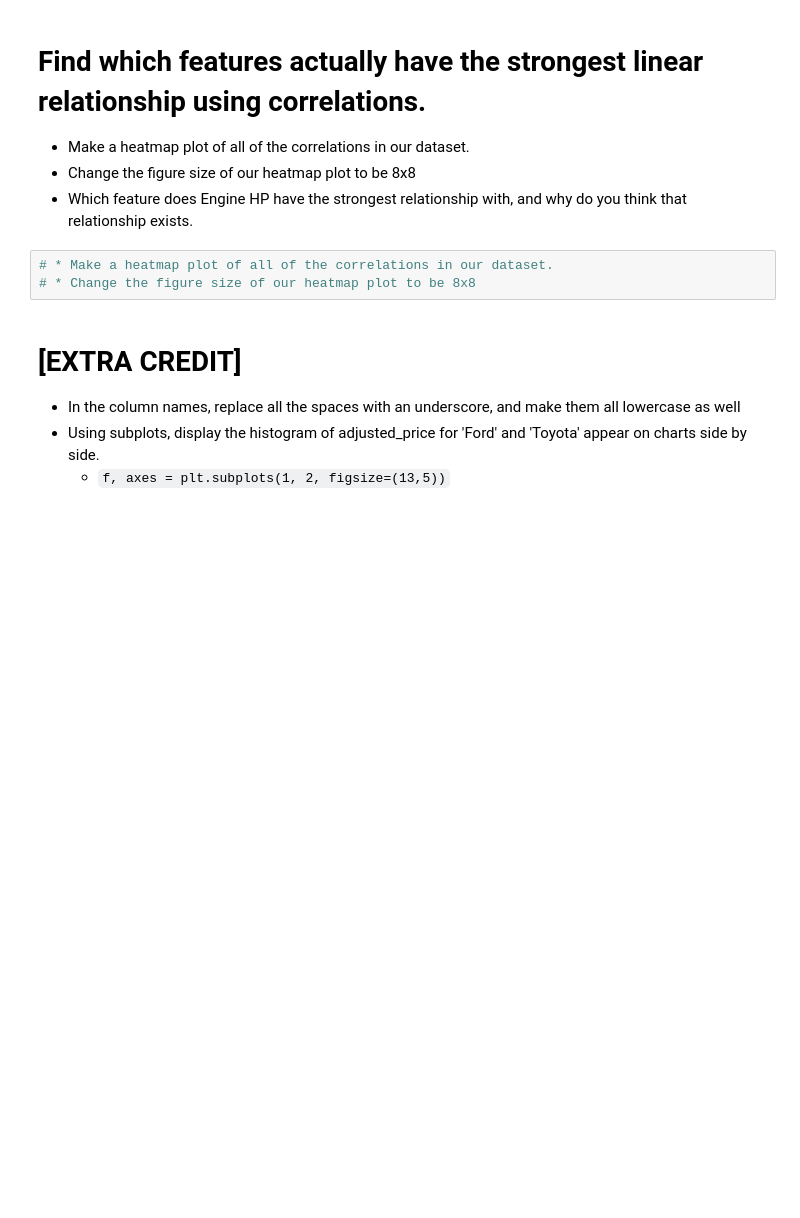
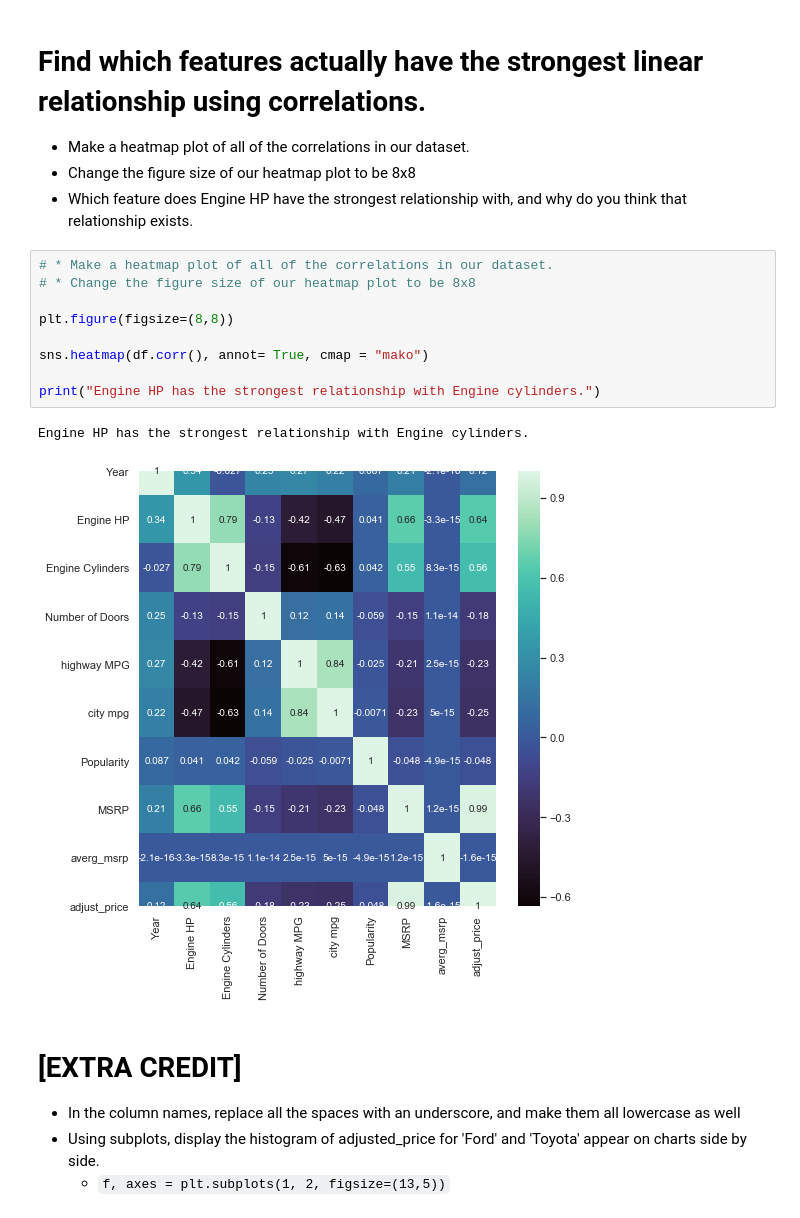
Before and after one commit to miaonanlin/2021-spring-data-science, a Jupyter notebook: Week2-EDA/Exercise-EDA.ipynb, the cells around one changed output. Cells and saved outputs as stored; diff of their text form; blank space fills up the shorter version.

```diff
--- a/Week2-EDA/Exercise-EDA.ipynb
+++ b/Week2-EDA/Exercise-EDA.ipynb
@@ -240,6 +302,15 @@ YOUR ANSWER HERE
 # %%
 # * Make a heatmap plot of all of the correlations in our dataset.
 # * Change the figure size of our heatmap plot to be 8x8
+
+plt.figure(figsize=(8,8))
+
+sns.heatmap(df.corr(), annot= True, cmap = "mako")
+
+print("Engine HP has the strongest relationship with Engine cylinders.")
+# %% [output]
+Engine HP has the strongest relationship with Engine cylinders.
+[figure, added]
 # %% [markdown]
 # [EXTRA CREDIT]
 * In the column names, replace all the spaces with an underscore, and make them all lowercase as well
```
Also changed, not shown: parts of 15 cells of this notebook.
